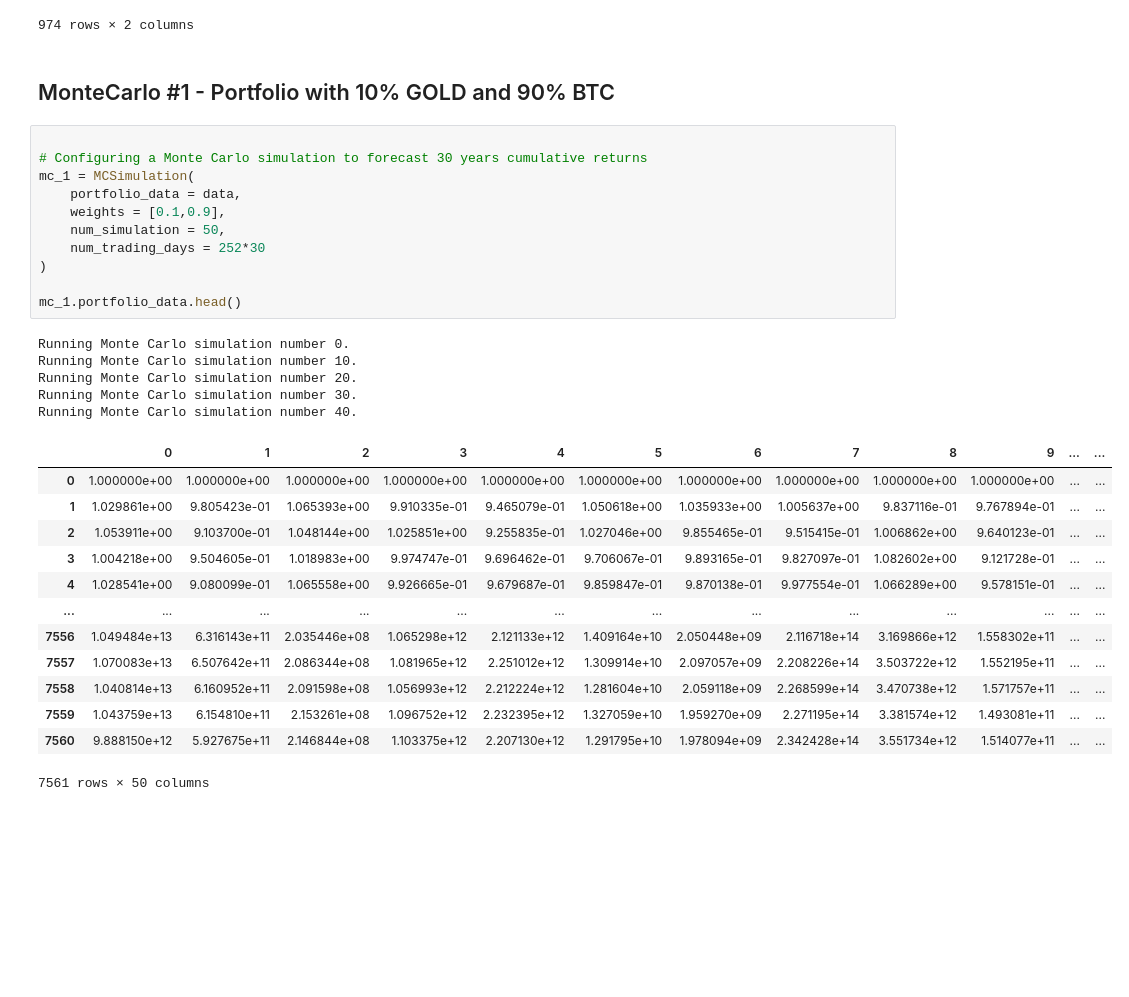
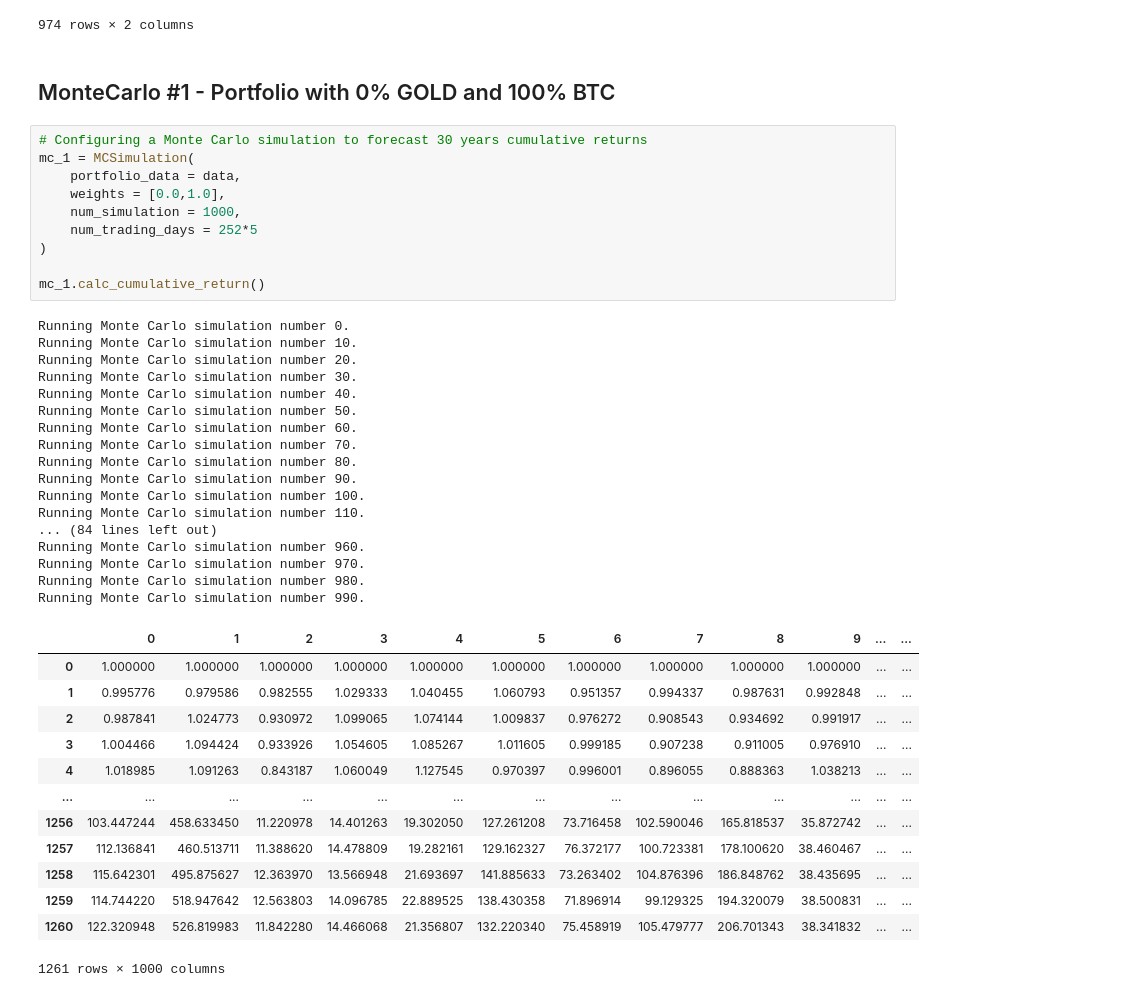
Before and after one commit to luccatatoni/project1-team4, a Jupyter notebook: Lucca - Monte Carlo simulations.ipynb, the cells around one changed output. Cells and saved outputs as stored; diff of their text form; blank space fills up the shorter version.

```diff
--- a/Lucca - Monte Carlo simulations.ipynb
+++ b/Lucca - Monte Carlo simulations.ipynb
@@ -36,37 +35,48 @@ data
 | 2021-03-31 | 160.0100 | 58778.180000 |
 974 rows × 2 columns
 # %% [markdown]
-## MonteCarlo #1 - Portfolio with 10% GOLD and 90% BTC
+## MonteCarlo #1 - Portfolio with 0% GOLD and 100% BTC
 # %%
-
 # Configuring a Monte Carlo simulation to forecast 30 years cumulative returns
 mc_1 = MCSimulation(
     portfolio_data = data,
-    weights = [0.1,0.9],
-    num_simulation = 50,
-    num_trading_days = 252*30
+    weights = [0.0,1.0],
+    num_simulation = 1000,
+    num_trading_days = 252*5
 )
 
-mc_1.portfolio_data.head()
+mc_1.calc_cumulative_return()
 # %% [output]
 Running Monte Carlo simulation number 0.
 Running Monte Carlo simulation number 10.
 Running Monte Carlo simulation number 20.
 Running Monte Carlo simulation number 30.
 Running Monte Carlo simulation number 40.
+Running Monte Carlo simulation number 50.
+Running Monte Carlo simulation number 60.
+Running Monte Carlo simulation number 70.
+Running Monte Carlo simulation number 80.
+Running Monte Carlo simulation number 90.
+Running Monte Carlo simulation number 100.
+Running Monte Carlo simulation number 110.
+... (84 lines left out)
+Running Monte Carlo simulation number 960.
+Running Monte Carlo simulation number 970.
+Running Monte Carlo simulation number 980.
+Running Monte Carlo simulation number 990.
 |  | 0 | 1 | 2 | 3 | 4 | 5 | 6 | 7 | 8 | 9 | ... | ... |
-| 0 | 1.000000e+00 | 1.000000e+00 | 1.000000e+00 | 1.000000e+00 | 1.000000e+00 | 1.000000e+00 | 1.000000e+00 | 1.000000e+00 | 1.000000e+00 | 1.000000e+00 | ... | ... |
-| 1 | 1.029861e+00 | 9.805423e-01 | 1.065393e+00 | 9.910335e-01 | 9.465079e-01 | 1.050618e+00 | 1.035933e+00 | 1.005637e+00 | 9.837116e-01 | 9.767894e-01 | ... | ... |
-| 2 | 1.053911e+00 | 9.103700e-01 | 1.048144e+00 | 1.025851e+00 | 9.255835e-01 | 1.027046e+00 | 9.855465e-01 | 9.515415e-01 | 1.006862e+00 | 9.640123e-01 | ... | ... |
-| 3 | 1.004218e+00 | 9.504605e-01 | 1.018983e+00 | 9.974747e-01 | 9.696462e-01 | 9.706067e-01 | 9.893165e-01 | 9.827097e-01 | 1.082602e+00 | 9.121728e-01 | ... | ... |
-| 4 | 1.028541e+00 | 9.080099e-01 | 1.065558e+00 | 9.926665e-01 | 9.679687e-01 | 9.859847e-01 | 9.870138e-01 | 9.977554e-01 | 1.066289e+00 | 9.578151e-01 | ... | ... |
+| 0 | 1.000000 | 1.000000 | 1.000000 | 1.000000 | 1.000000 | 1.000000 | 1.000000 | 1.000000 | 1.000000 | 1.000000 | ... | ... |
+| 1 | 0.995776 | 0.979586 | 0.982555 | 1.029333 | 1.040455 | 1.060793 | 0.951357 | 0.994337 | 0.987631 | 0.992848 | ... | ... |
+| 2 | 0.987841 | 1.024773 | 0.930972 | 1.099065 | 1.074144 | 1.009837 | 0.976272 | 0.908543 | 0.934692 | 0.991917 | ... | ... |
+| 3 | 1.004466 | 1.094424 | 0.933926 | 1.054605 | 1.085267 | 1.011605 | 0.999185 | 0.907238 | 0.911005 | 0.976910 | ... | ... |
+| 4 | 1.018985 | 1.091263 | 0.843187 | 1.060049 | 1.127545 | 0.970397 | 0.996001 | 0.896055 | 0.888363 | 1.038213 | ... | ... |
 | ... | ... | ... | ... | ... | ... | ... | ... | ... | ... | ... | ... | ... |
-| 7556 | 1.049484e+13 | 6.316143e+11 | 2.035446e+08 | 1.065298e+12 | 2.121133e+12 | 1.409164e+10 | 2.050448e+09 | 2.116718e+14 | 3.169866e+12 | 1.558302e+11 | ... | ... |
-| 7557 | 1.070083e+13 | 6.507642e+11 | 2.086344e+08 | 1.081965e+12 | 2.251012e+12 | 1.309914e+10 | 2.097057e+09 | 2.208226e+14 | 3.503722e+12 | 1.552195e+11 | ... | ... |
-| 7558 | 1.040814e+13 | 6.160952e+11 | 2.091598e+08 | 1.056993e+12 | 2.212224e+12 | 1.281604e+10 | 2.059118e+09 | 2.268599e+14 | 3.470738e+12 | 1.571757e+11 | ... | ... |
-| 7559 | 1.043759e+13 | 6.154810e+11 | 2.153261e+08 | 1.096752e+12 | 2.232395e+12 | 1.327059e+10 | 1.959270e+09 | 2.271195e+14 | 3.381574e+12 | 1.493081e+11 | ... | ... |
-| 7560 | 9.888150e+12 | 5.927675e+11 | 2.146844e+08 | 1.103375e+12 | 2.207130e+12 | 1.291795e+10 | 1.978094e+09 | 2.342428e+14 | 3.551734e+12 | 1.514077e+11 | ... | ... |
+| 1256 | 103.447244 | 458.633450 | 11.220978 | 14.401263 | 19.302050 | 127.261208 | 73.716458 | 102.590046 | 165.818537 | 35.872742 | ... | ... |
+| 1257 | 112.136841 | 460.513711 | 11.388620 | 14.478809 | 19.282161 | 129.162327 | 76.372177 | 100.723381 | 178.100620 | 38.460467 | ... | ... |
+| 1258 | 115.642301 | 495.875627 | 12.363970 | 13.566948 | 21.693697 | 141.885633 | 73.263402 | 104.876396 | 186.848762 | 38.435695 | ... | ... |
+| 1259 | 114.744220 | 518.947642 | 12.563803 | 14.096785 | 22.889525 | 138.430358 | 71.896914 | 99.129325 | 194.320079 | 38.500831 | ... | ... |
+| 1260 | 122.320948 | 526.819983 | 11.842280 | 14.466068 | 21.356807 | 132.220340 | 75.458919 | 105.479777 | 206.701343 | 38.341832 | ... | ... |
-7561 rows × 50 columns
+1261 rows × 1000 columns
 # %%
 line_plot = mc_1.plot_simulation()
 line_plot.set_yscale('log')
```
Also changed, not shown: parts of 24 cells of this notebook, 16 other files.
